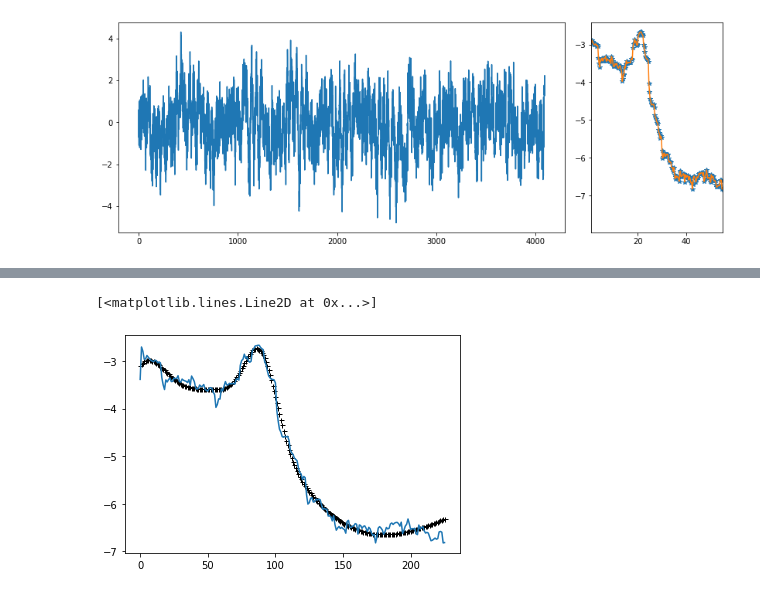
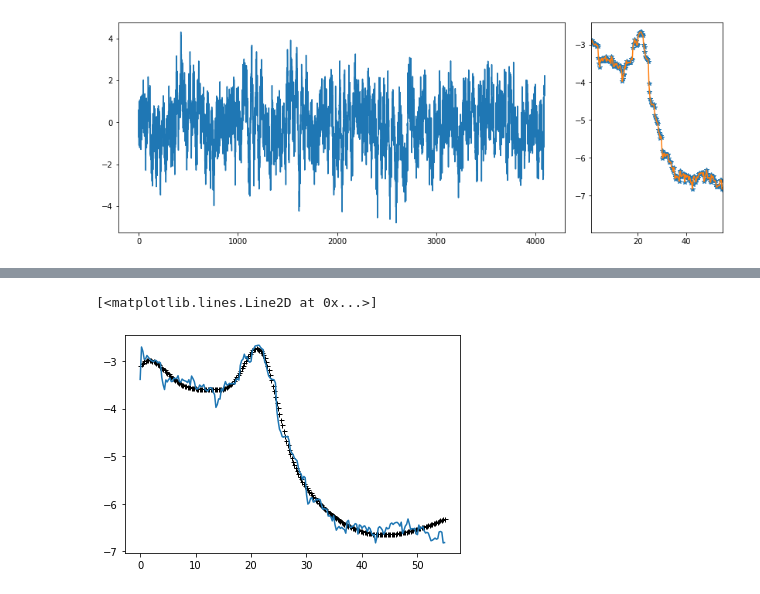
Before and after one commit to AraiKensuke/FitSpectrum, a Jupyter notebook: FitPowerSpec.ipynb, the cells around one changed output, grey strips where cells are left out. Cells and saved outputs as stored; diff of their text form; code cells hidden in the pictures.

```diff
--- a/FitPowerSpec.ipynb
+++ b/FitPowerSpec.ipynb
@@ -153,7 +68,7 @@ comps         = [[[f1, coh1]], [0.96]]      #  describe AR(p) in terms of AR(2)
 N             = 4096
 dt            = 0.001
 #
-signal         = build_signal(N, dt, [comps], [1])
+signal         = bs.build_signal(N, dt, [comps], [1])
 signal         += obs_nz*np.random.randn(N)    #  add observation noise (white noise)
 
 
@@ -231,7 +107,11 @@ plt.plot(trace.amp3)
 # %%
+theseInds = _N.where(f < 55)[0]
+f_psd     = f[theseInds]
+np.log(psd_mt[theseInds])
+
 y_fit = _N.percentile(trace.gauss,50,axis=0)
-plt.plot(y_fit,'k', marker='+', ls='None', ms=5, mew=1, label='Fit')
-plt.plot(np.log(psd_mt[theseInds]))
+plt.plot(f_psd, y_fit,'k', marker='+', ls='None', ms=5, mew=1, label='Fit')
+plt.plot(f_psd, np.log(psd_mt[theseInds]))
 # %% [output]
 [<matplotlib.lines.Line2D at 0x...>]
-[figure, old version]
+[figure, new version]
```
Also changed, not shown: parts of 16 cells of this notebook.
